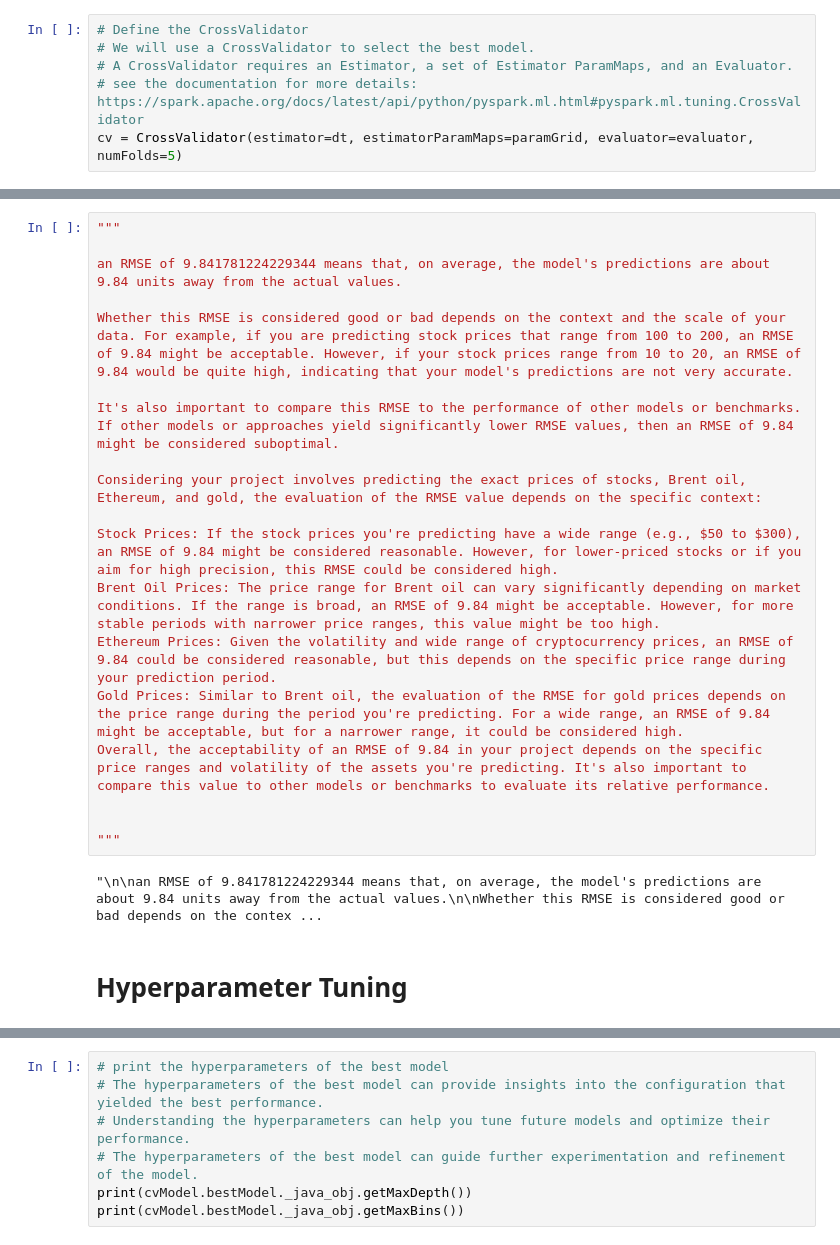
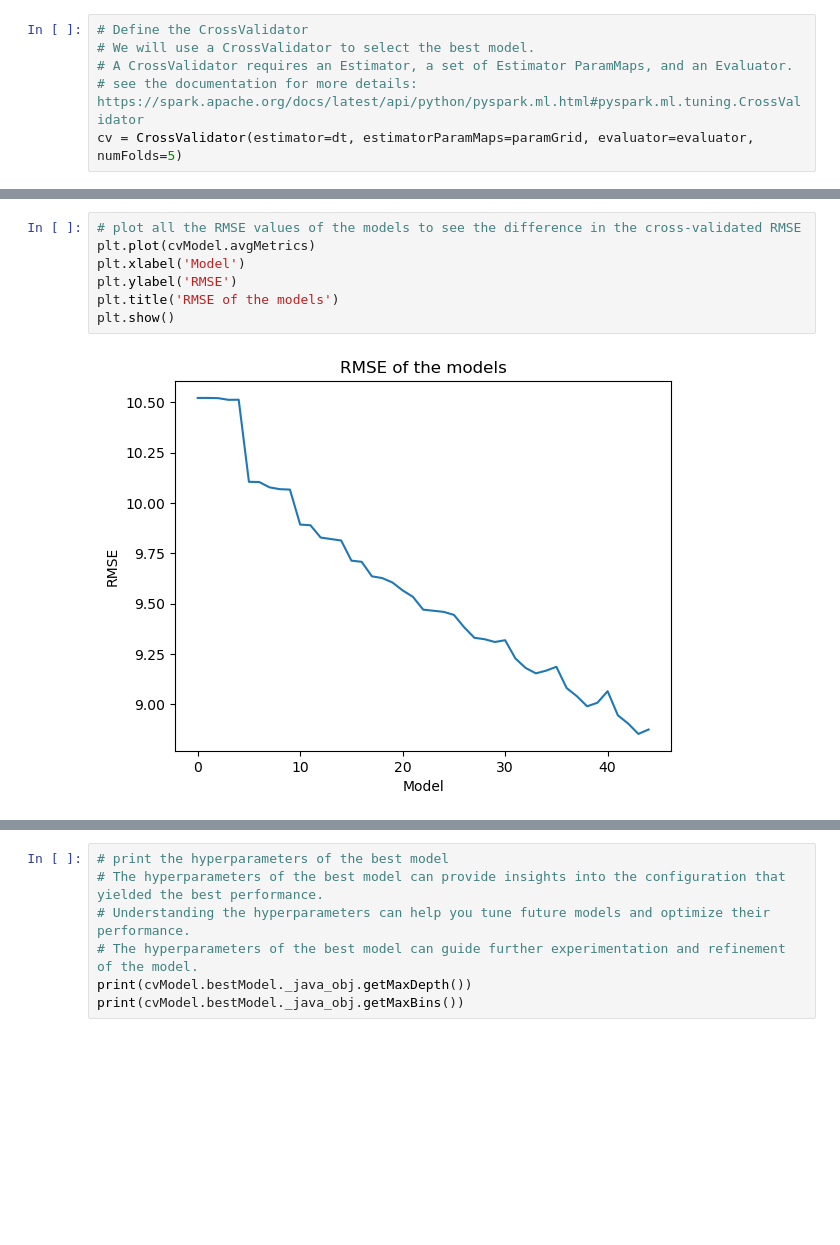
Before and after one commit to bandarr2/ICS574_MarketAlchemists, a Jupyter notebook: ICS574_P2_MarketAlchemists.ipynb, the cells around one changed output, grey strips where cells are left out. Drawn from its saved outputs; the diff is of its cells as text; blank space fills up the shorter version.

```diff
--- a/ICS574_P2_MarketAlchemists.ipynb
+++ b/ICS574_P2_MarketAlchemists.ipynb
@@ -420,26 +443,12 @@ for rmse in cvModel.avgMetrics:
-# %%
-"""
-
-an RMSE of 9.841781224229344 means that, on average, the model's predictions are about 9.84 units away from the actual values.
-
-Whether this RMSE is considered good or bad depends on the context and the scale of your data. For example, if you are predicting stock prices that range from 100 to 200, an RMSE of 9.84 might be acceptable. However, if your stock prices range from 10 to 20, an RMSE of 9.84 would be quite high, indicating that your model's predictions are not very accurate.
-
-It's also important to compare this RMSE to the performance of other models or benchmarks. If other models or approaches yield significantly lower RMSE values, then an RMSE of 9.84 might be considered suboptimal.
-
-Considering your project involves predicting the exact prices of stocks, Brent oil, Ethereum, and gold, the evaluation of the RMSE value depends on the specific context:
-
-Stock Prices: If the stock prices you're predicting have a wide range (e.g., $50 to $300), an RMSE of 9.84 might be considered reasonable. However, for lower-priced stocks or if you aim for high precision, this RMSE could be considered high.
-Brent Oil Prices: The price range for Brent oil can vary significantly depending on market conditions. If the range is broad, an RMSE of 9.84 might be acceptable. However, for more stable periods with narrower price ranges, this value might be too high.
-Ethereum Prices: Given the volatility and wide range of cryptocurrency prices, an RMSE of 9.84 could be considered reasonable, but this depends on the specific price range during your prediction period.
-Gold Prices: Similar to Brent oil, the evaluation of the RMSE for gold prices depends on the price range during the period you're predicting. For a wide range, an RMSE of 9.84 might be acceptable, but for a narrower range, it could be considered high.
-Overall, the acceptability of an RMSE of 9.84 in your project depends on the specific price ranges and volatility of the assets you're predicting. It's also important to compare this value to other models or benchmarks to evaluate its relative performance.
-
-
-"""
-# %% [output]
-"\n\nan RMSE of 9.841781224229344 means that, on average, the model's predictions are about 9.84 units away from the actual values.\n\nWhether this RMSE is considered good or bad depends on the contex ...
-# %% [markdown]
-# Hyperparameter Tuning
+# %%
+# plot all the RMSE values of the models to see the difference in the cross-validated RMSE
+plt.plot(cvModel.avgMetrics)
+plt.xlabel('Model')
+plt.ylabel('RMSE')
+plt.title('RMSE of the models')
+plt.show()
+# %% [output]
+[figure, added]
 # %%
 # print the feature importances
 
```
Also changed, not shown: parts of 61 cells of this notebook.
